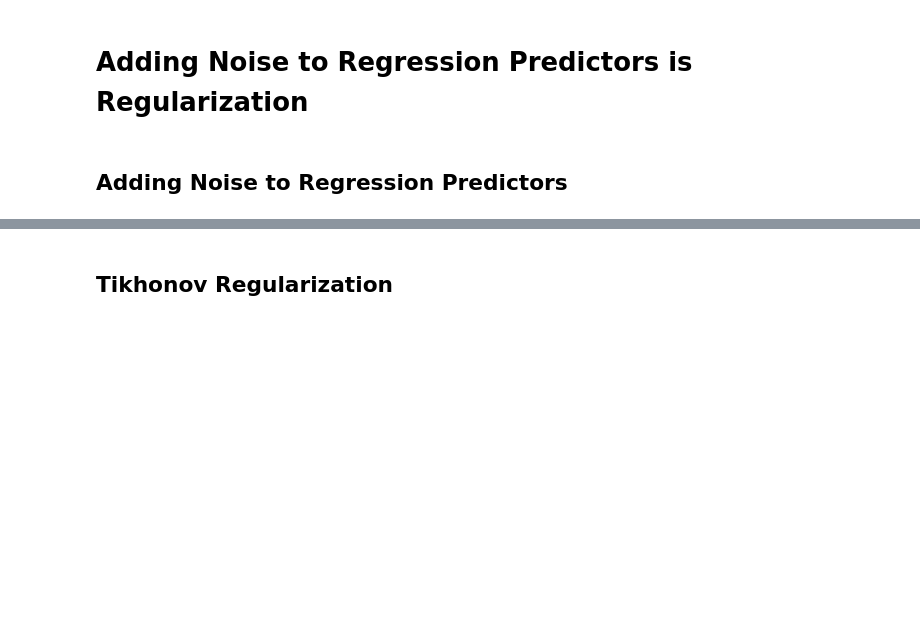
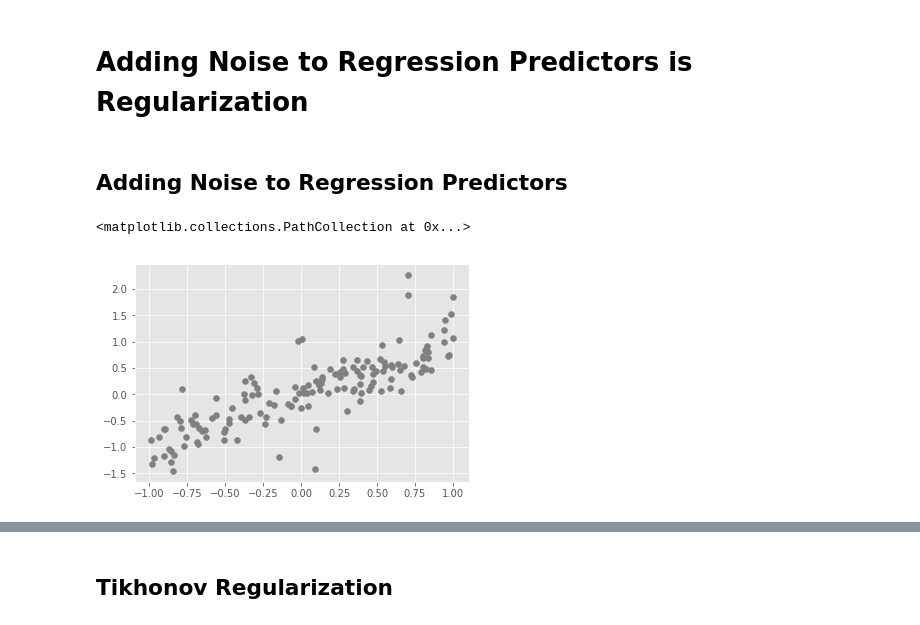
Before and after one commit to madrury/ridge-regression-and-noisy-predictors, a Jupyter notebook: ridge-regression-and-noisy-predictors.ipynb, the cells around one changed output, grey strips where cells are left out. Cells and saved outputs as stored; diff of their text form; code cells hidden in the pictures; blank space fills up the shorter version.

Commit message:
Functions to apply multiplicitive nose tyo data.

```diff
--- a/ridge-regression-and-noisy-predictors.ipynb
+++ b/ridge-regression-and-noisy-predictors.ipynb
@@ -1,4 +1,26 @@
+# %%
+import numpy as np
+
+%matplotlib inline
+import matplotlib.pyplot as plt
+plt.style.use('ggplot')
 # %% [markdown]
 # Adding Noise to Regression Predictors is Regularization
 # %% [markdown]
 ## Adding Noise to Regression Predictors
+# %%
+def make_regression_data(b=0, m=1, N=150, sd=0.25):
+    x = np.random.uniform(-1.0, 1.0, size=N)
+    y = (m*x + b
+         + np.random.normal(0.0, sd, size=N)
+         + (np.random.choice([0, 1], size=N, replace=True, p=[0.85,0.15]) *
+            np.random.normal(0.0, 2*sd, size=N)))
+    return x, y
+# %%
+x, y = make_regression_data()
+
+fig, ax = plt.subplots()
+ax.scatter(x, y, color="grey")
+# %% [output]
+<matplotlib.collections.PathCollection at 0x...>
+[figure, added]
```
Also changed, not shown: parts of 7 cells of this notebook.
